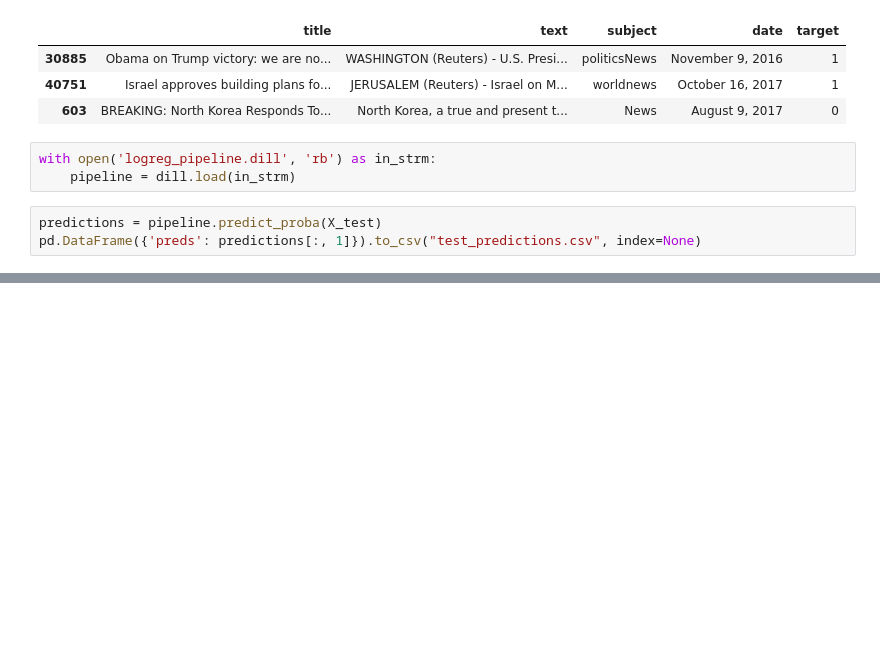
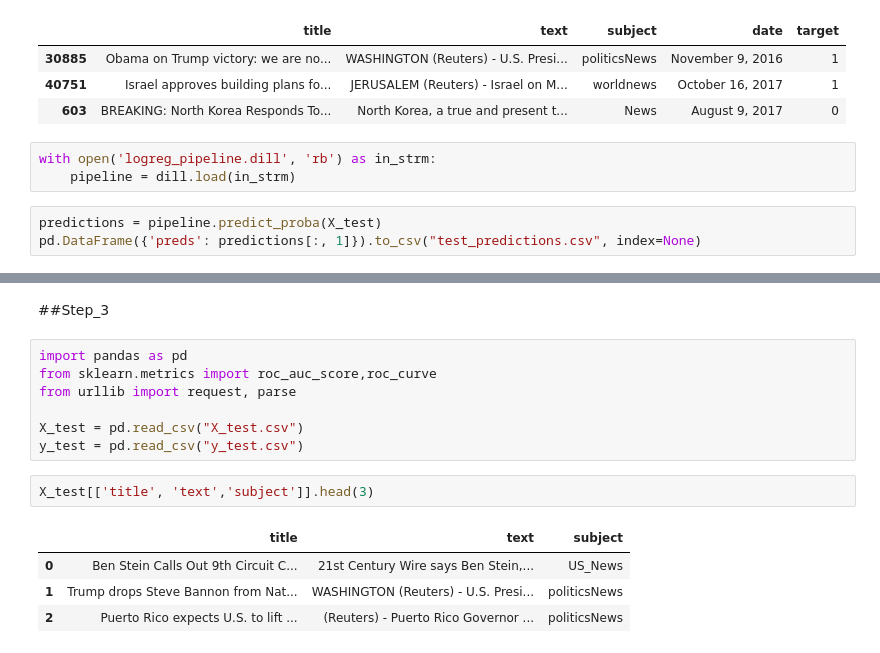
Before and after one commit to Ksenia-90/Machine_learning-_in_business, a Jupyter notebook: news.ipynb, the cells around one changed output, grey strips where cells are left out. Drawn from its saved outputs; the diff is of its cells as text; blank space fills up the shorter version.

```diff
--- a/news.ipynb
+++ b/news.ipynb
@@ -233,0 +235,16 @@ roc_auc_score(y_score=predictions[:, 1][:], y_true=y_test.iloc[:])
+# %% [markdown]
+##Step_3
+# %%
+import pandas as pd
+from sklearn.metrics import roc_auc_score,roc_curve
+from urllib import request, parse
+
+X_test = pd.read_csv("X_test.csv")
+y_test = pd.read_csv("y_test.csv")
+# %%
+X_test[['title', 'text','subject']].head(3)
+# %% [output]
+|  | title | text | subject |
+| 0 | Ben Stein Calls Out 9th Circuit C... | 21st Century Wire says Ben Stein,... | US_News |
+| 1 | Trump drops Steve Bannon from Nat... | WASHINGTON (Reuters) - U.S. Presi... | politicsNews |
+| 2 | Puerto Rico expects U.S. to lift ... | (Reuters) - Puerto Rico Governor ... | politicsNews |
```
Also changed, not shown: parts of 9 cells of this notebook.
